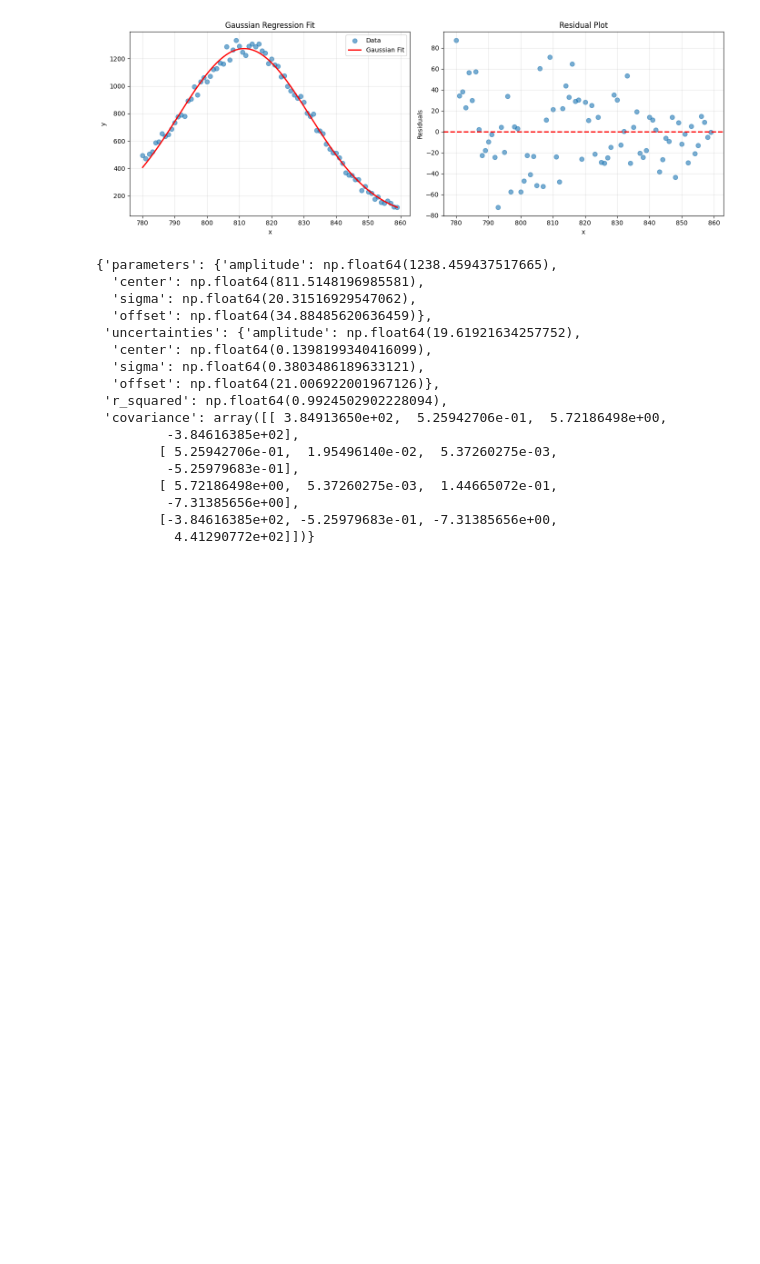
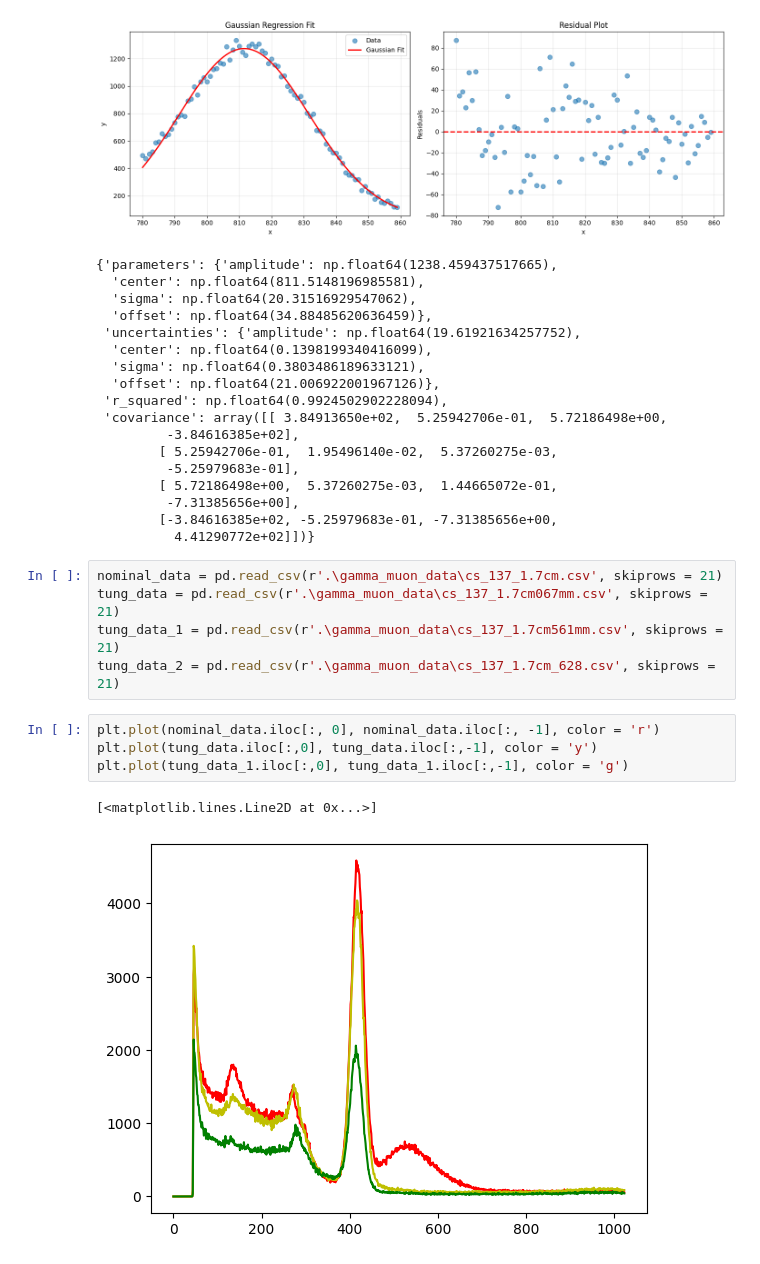
Before and after one commit to Confusedphoton/PHY---PNMR, a Jupyter notebook: gamma_muon.ipynb, the cells around one changed output. Drawn from its saved outputs; the diff is of its cells as text; blank space fills up the shorter version.

Commit message:
Muon updates

```diff
--- a/gamma_muon.ipynb
+++ b/gamma_muon.ipynb
@@ -169,3 +169,15 @@ R² value:   0.992450
          -7.31385656e+00],
         [-3.84616385e+02, -5.25979683e-01, -7.31385656e+00,
           4.41290772e+02]])}
+# %%
+nominal_data = pd.read_csv(r'.\gamma_muon_data\cs_137_1.7cm.csv', skiprows = 21)
+tung_data = pd.read_csv(r'.\gamma_muon_data\cs_137_1.7cm067mm.csv', skiprows = 21)
+tung_data_1 = pd.read_csv(r'.\gamma_muon_data\cs_137_1.7cm561mm.csv', skiprows = 21)
+tung_data_2 = pd.read_csv(r'.\gamma_muon_data\cs_137_1.7cm_628.csv', skiprows = 21)
+# %%
+plt.plot(nominal_data.iloc[:, 0], nominal_data.iloc[:, -1], color = 'r')
+plt.plot(tung_data.iloc[:,0], tung_data.iloc[:,-1], color = 'y')
+plt.plot(tung_data_1.iloc[:,0], tung_data_1.iloc[:,-1], color = 'g')
+# %% [output]
+[<matplotlib.lines.Line2D at 0x...>]
+[figure, added]
```
Also changed, not shown: parts of 11 cells of this notebook, 1 other file.
